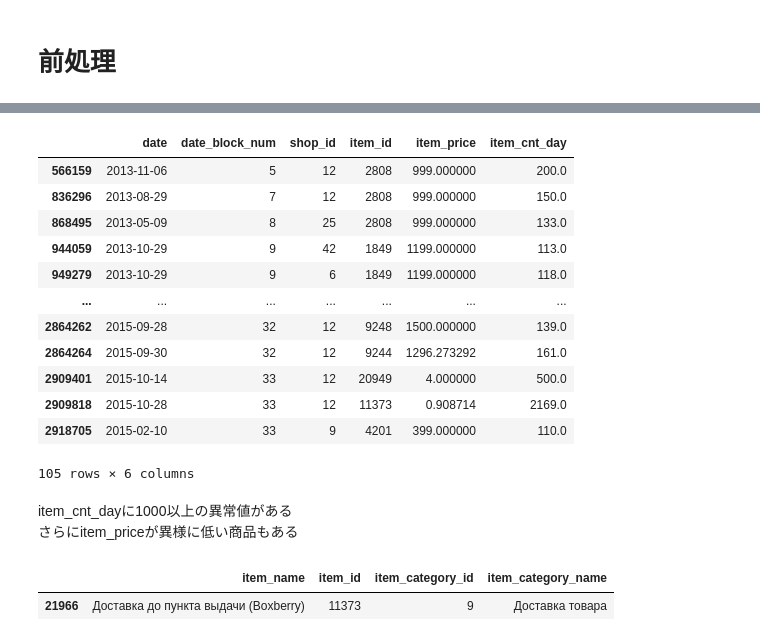
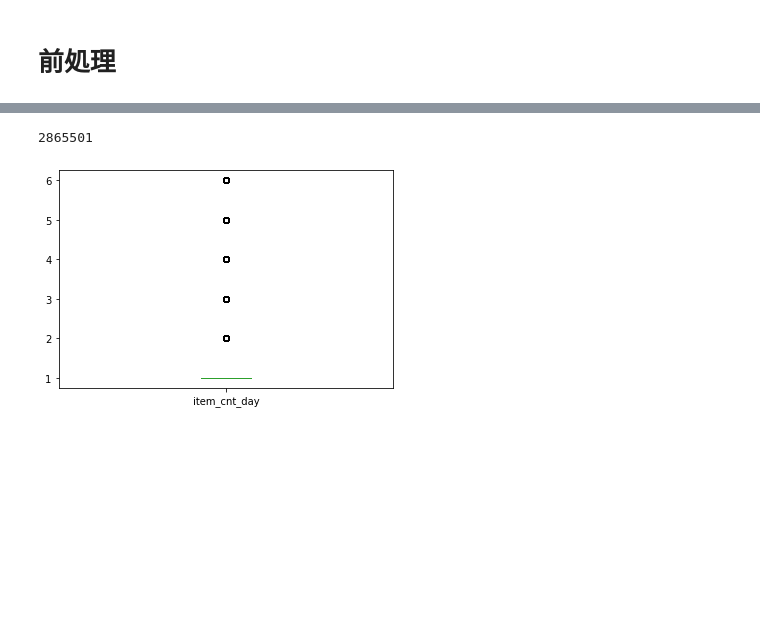
Before and after one commit to YusukeAmg/kaggle_Predict-Future-Sales, a Jupyter notebook: notebook/input-analysis_2020-10-04-16-25.ipynb, the cells around one changed output, grey strips where cells are left out. Drawn from its saved outputs; the diff is of its cells as text; code cells hidden in the pictures; blank space fills up the shorter version.

```diff
--- a/notebook/input-analysis_2020-10-04-16-25.ipynb
+++ b/notebook/input-analysis_2020-10-04-16-25.ipynb
@@ -60,0 +111,28 @@ train[['item_price']].boxplot()
+# %%
+# item_cnt_dayの外れ値処理
+# 四分位範囲
+q1 = train['item_cnt_day'].quantile(0.25)
+q3 = train['item_cnt_day'].quantile(0.75)
+iqr = q3 - q1# box_size
+outliner_max1 = q3 + iqr * 1.5
+outliner_min1 = q1 - iqr * 1.5
+
+# 標準偏差
+outliner_max2 = train['item_cnt_day'].mean() + train['item_cnt_day'].std() * 2
+outliner_min2 = train['item_cnt_day'].mean() - train['item_cnt_day'].std() * 2
+
+print('outliner min')
+print('\tquantile:', outliner_min1)
+print('\tstandard dev:', outliner_min2)
+
+print('outliner max')
+print('\tquantile:', outliner_max1)
+print('\tstandard dev:', outliner_max2)
+
+print('remain number')
+print('outliner min')
+print('\tquantile: ', len(train[train['item_cnt_day'] > outliner_min1]))
+print('\tstandard dev: ', len(train[train['item_cnt_day'] > outliner_min2]))
+print('outliner max')
+print('\tquantile: ', len(train[train['item_cnt_day'] < outliner_max1]))
+print('\tstandard dev: ', len(train[train['item_cnt_day'] < outliner_max2]))
@@ -61,27 +153,10 @@ train[['item_price']].boxplot()
+# %%
+# 四分位範囲を使うと要素がなくなってしまう
+# 標準偏差を使って、外れ値処理
+train[train['item_cnt_day'] < outliner_max2].item_cnt_day.plot.box()
+print(len(train[train['item_cnt_day'] < outliner_max2].item_cnt_day))
+# %% [output]
+2865501
+[figure, added]
 # %%
-# item_cnt_dayの外れ値処理
-train[train['item_cnt_day'] > 100]
+train = train[train['item_cnt_day'] < outliner_max2].copy()
-# %% [output]
-|  | date | date_block_num | shop_id | item_id | item_price | item_cnt_day |
-| 566159 | 2013-11-06 | 5 | 12 | 2808 | 999.000000 | 200.0 |
-| 836296 | 2013-08-29 | 7 | 12 | 2808 | 999.000000 | 150.0 |
-| 868495 | 2013-05-09 | 8 | 25 | 2808 | 999.000000 | 133.0 |
-| 944059 | 2013-10-29 | 9 | 42 | 1849 | 1199.000000 | 113.0 |
-| 949279 | 2013-10-29 | 9 | 6 | 1849 | 1199.000000 | 118.0 |
-| ... | ... | ... | ... | ... | ... | ... |
-| 2864262 | 2015-09-28 | 32 | 12 | 9248 | 1500.000000 | 139.0 |
-| 2864264 | 2015-09-30 | 32 | 12 | 9244 | 1296.273292 | 161.0 |
-| 2909401 | 2015-10-14 | 33 | 12 | 20949 | 4.000000 | 500.0 |
-| 2909818 | 2015-10-28 | 33 | 12 | 11373 | 0.908714 | 2169.0 |
-| 2918705 | 2015-02-10 | 33 | 9 | 4201 | 399.000000 | 110.0 |
-105 rows × 6 columns
-# %% [markdown]
-item_cnt_dayに1000以上の異常値がある
-さらにitem_priceが異様に低い商品もある
-# %%
-# item_priceが異様に低い商品について知りたいので、itemのカテゴリをマージ
-item_merge_df = pd.merge(item_df, item_cats_df, on='item_category_id', how='inner')
-item_merge_df[item_merge_df['item_id'] == 11373]
-# %% [output]
-|  | item_name | item_id | item_category_id | item_category_name |
-| 21966 | Доставка до пункта выдачи (Boxberry) | 11373 | 9 | Доставка товара |
```
Also changed, not shown: parts of 17 cells of this notebook.
